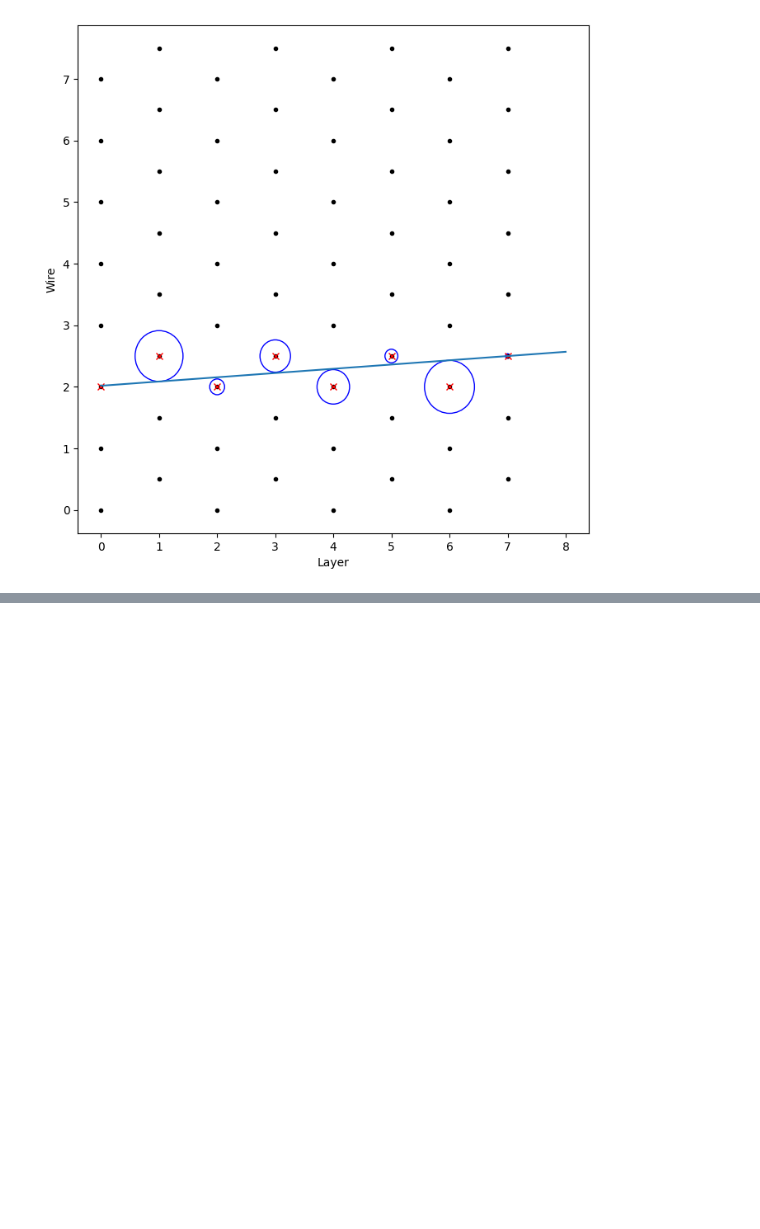
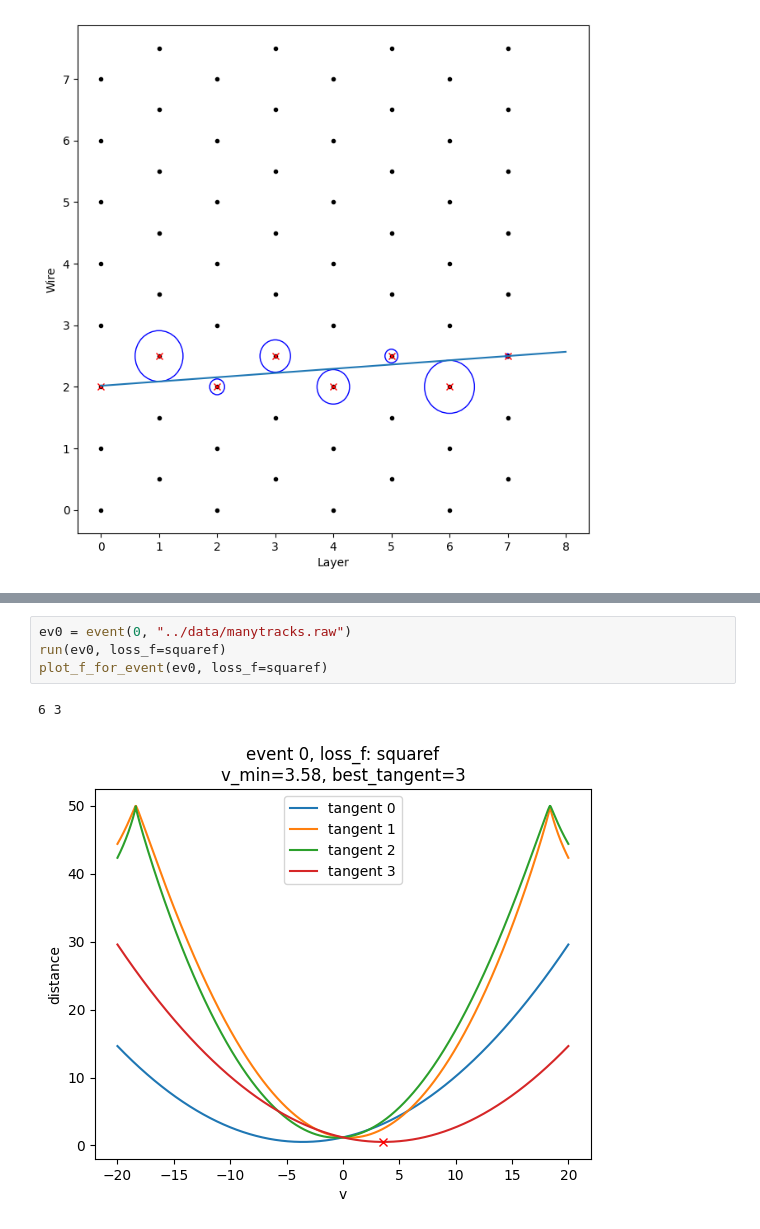
Before and after one commit to amh-137/STC-drift-time, a Jupyter notebook: py-test/test3.ipynb, the cells around one changed output, grey strips where cells are left out. Drawn from its saved outputs; the diff is of its cells as text; blank space fills up the shorter version.

```diff
--- a/py-test/test3.ipynb
+++ b/py-test/test3.ipynb
@@ -256,0 +389,7 @@ e1.plot()
+# %%
+ev0 = event(0, "../data/manytracks.raw")
+run(ev0, loss_f=squaref)
+plot_f_for_event(ev0, loss_f=squaref)
+# %% [output]
+6 3
+[figure, added]
```
Also changed, not shown: parts of 20 cells of this notebook, 3 other files.
